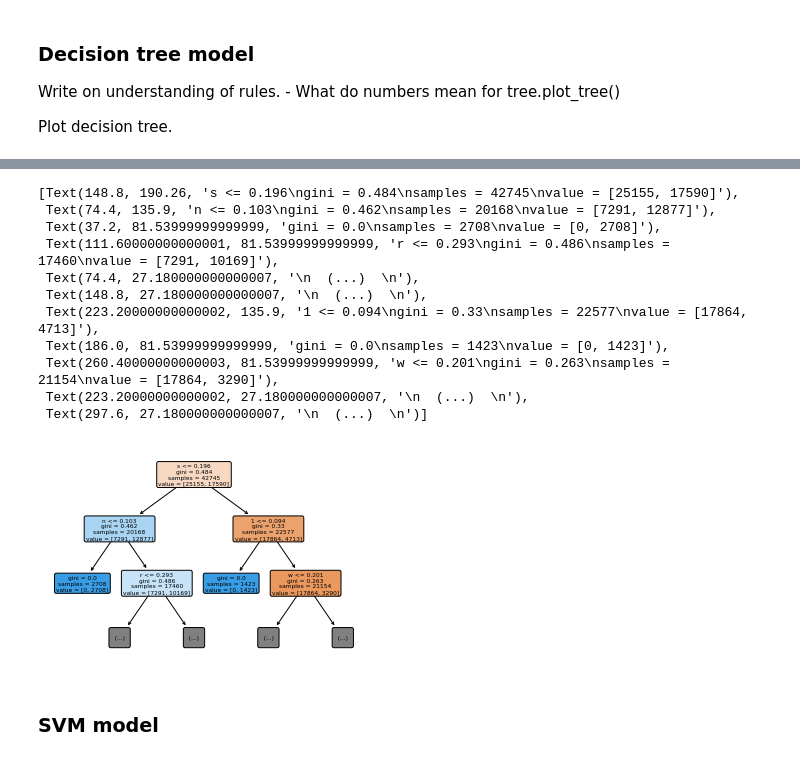
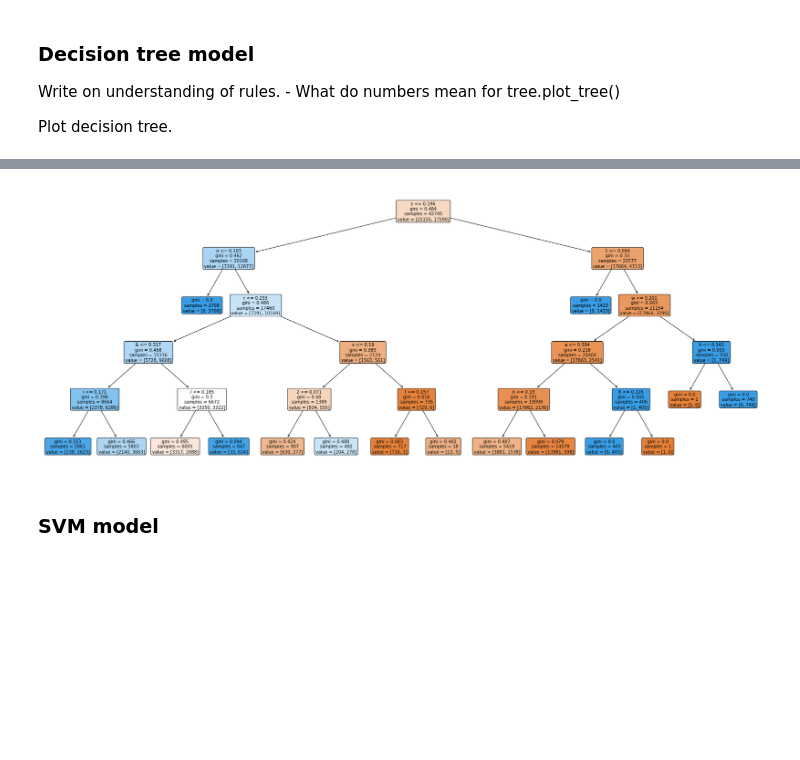
Before and after one commit to Aldair2202/Dissertation, a Jupyter notebook: Solution/Prototype1.ipynb, the cells around one changed output, grey strips where cells are left out. Drawn from its saved outputs; the diff is of its cells as text; code cells hidden in the pictures; blank space fills up the shorter version.

```diff
--- a/Solution/Prototype1.ipynb
+++ b/Solution/Prototype1.ipynb
@@ -130,7 +130,7 @@ def plot_learning_curve(model, X, y):
     plt.fill_between(train_sizes, test_mean - test_std, test_mean + test_std, color="#DDDDDD")
 
     plt.title("Learning Curve")
-    plt.xlabel("Training Set Size"), plt.ylabel("Accuracy Score"), plt.legend(loc="best")
+    plt.xlabel("Training Set Size"), plt.ylabel("Accuracy score"), plt.legend(loc="best")
     plt.tight_layout()
     plt.show()
 # %%
@@ -319,20 +319,11 @@ Confusion Matrix:
 # %%
-tree.plot_tree(dtc,feature_names=feature_array,
-               max_depth=2,
-              filled=True,rounded=True)
+plt.figure(figsize=(30,12))  # set plot size (denoted in inches)
+tree.plot_tree(dtc,feature_names=feature_array,max_depth=5,filled=True,
+               rounded=True, fontsize=10)
+
+plt.show()
 # %% [output]
-[Text(148.8, 190.26, 's <= 0.196\ngini = 0.484\nsamples = 42745\nvalue = [25155, 17590]'),
- Text(74.4, 135.9, 'n <= 0.103\ngini = 0.462\nsamples = 20168\nvalue = [7291, 12877]'),
- Text(37.2, 81.53999999999999, 'gini = 0.0\nsamples = 2708\nvalue = [0, 2708]'),
- Text(111.60000000000001, 81.53999999999999, 'r <= 0.293\ngini = 0.486\nsamples = 17460\nvalue = [7291, 10169]'),
- Text(74.4, 27.180000000000007, '\n  (...)  \n'),
- Text(148.8, 27.180000000000007, '\n  (...)  \n'),
- Text(223.20000000000002, 135.9, '1 <= 0.094\ngini = 0.33\nsamples = 22577\nvalue = [17864, 4713]'),
- Text(186.0, 81.53999999999999, 'gini = 0.0\nsamples = 1423\nvalue = [0, 1423]'),
- Text(260.40000000000003, 81.53999999999999, 'w <= 0.201\ngini = 0.263\nsamples = 21154\nvalue = [17864, 3290]'),
- Text(223.20000000000002, 27.180000000000007, '\n  (...)  \n'),
- Text(297.6, 27.180000000000007, '\n  (...)  \n')]
-[figure, old version]
+[figure, new version]
 # %% [markdown]
 ### SVM model
 # %%
```
Also changed, not shown: parts of 5 cells of this notebook, 1 other file.
